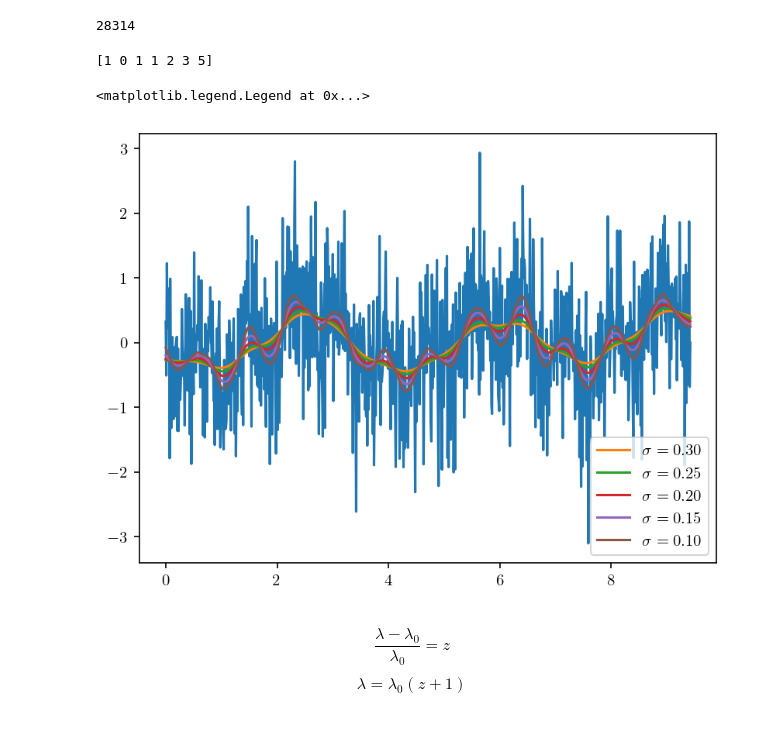
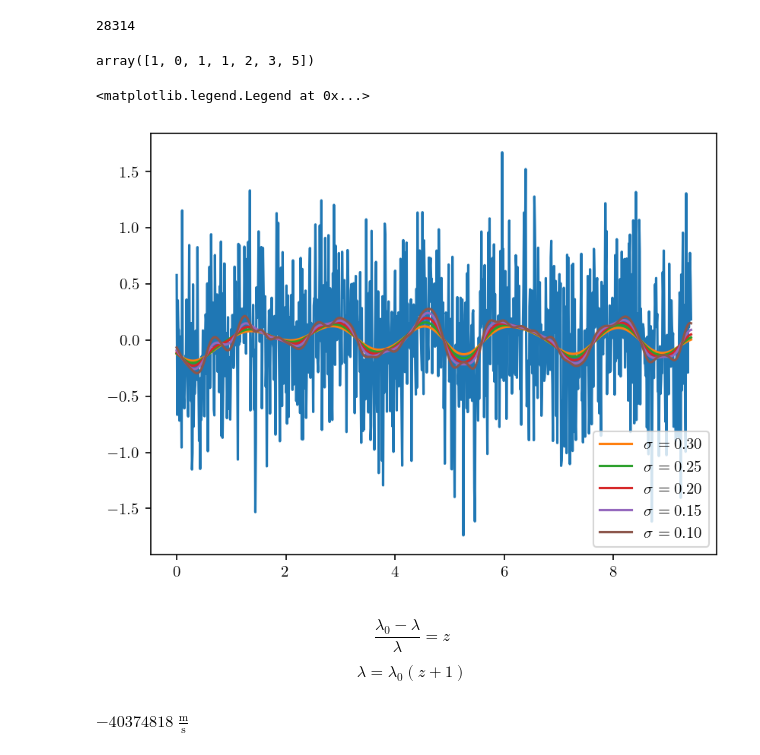
Before and after one commit to tobyheller-ucsd/SNIaEjectaVelocityAnalysis, a Jupyter notebook: final_project.ipynb, the cells around one changed output. Saved outputs shown, nothing was run; the diff lists cells and outputs as text; code cells hidden in the pictures.

```diff
--- a/final_project.ipynb
+++ b/final_project.ipynb
@@ -39,41 +36,38 @@ def signal_to_noise(data: np.ndarray):
     mean = data.sum(0)/len(data)
     chi2 = ((data-mean)**2).sum()
     stddev = (chi2/(len(data)-1))**0.5
-    s2n = mean/stddev
+    s2n = (mean/stddev)**2
     return s2n
 def calculate_intervals(x: np.ndarray):
     return  x[1:] - x[0:len(x)-1]
 
-print(calculate_intervals(np.array([0, 1, 1, 2, 3, 5, 8, 13])))
+calculate_intervals(np.array([0, 1, 1, 2, 3, 5, 8, 13]))
 # %% [output]
-[1 0 1 1 2 3 5]
+array([1, 0, 1, 1, 2, 3, 5])
 # %%
 def gaussian(x, x0 = 0, sigma = 1):
-    scalar = 1/(np.sqrt(2*np.pi)*sigma)
-    return scalar * np.exp((-(x-x0)**2)/(2*sigma**2))
+    curve = np.exp((-(x-x0)**2)/(2*sigma**2))
+    return curve / curve.sum(axis=1)[np.newaxis]
 
 def gaussian_filter(x, x0, y, sigma):
     gauss = gaussian(x, x0, sigma)
-    gauss /= gauss.sum()
-    return (y * gauss).sum()
+    return (y * gauss).sum(axis=1)
 
 def smooth_data(x, y, sigma):
-    y_smooth = np.zeros_like(y)
-    for i,x0 in enumerate(x):
-        y_smooth[i] = gaussian_filter(x, x0, y, sigma)
-    return y_smooth
+    return gaussian_filter(x, x[:, np.newaxis], y, sigma).T
 # %%
 tx = np.arange(0, 3*np.pi, .01)
 ty = np.sum([np.random.uniform(0, 10) * np.sin(np.random.uniform(-3*np.pi, 3*np.pi)*tx + np.random.uniform(0, 2*np.pi))+np.random.normal(0, 0.5, len(tx)) for i in range(np.random.randint(1, 10))], axis=0)
 plt.plot(tx, ty)
 for i in range(6, 1, -1):
-    plt.plot(tx, smooth_data(tx, ty, 0.05*i), label=rf'$\sigma={i*.05: .2f}$')
+    smoothed = smooth_data(tx, ty, i*0.05)
+    plt.plot(tx, smoothed, label=rf'$\sigma={i*.05: .2f}$')
 plt.legend()
 # %% [output]
 <matplotlib.legend.Legend at 0x...>
-[figure, old version]
+[figure, new version]
 # %% [markdown]
-$$\frac{\lambda - \lambda_0}{\lambda_0} = z$$
+$$\frac{\lambda_0 - \lambda}{\lambda} = z$$
 $$\lambda = \lambda_0(z+1)$$
 # %%
 def kde(data: np.ndarray, bins: int | np.ndarray = 100, sigma: float = 1.0) -> list[np.ndarray, np.ndarray]:
@@ -120,3 +122,7 @@ def write_table_csv(table: Table, output_file: str, encoding='utf8'):
+# %%
+redshift_to_velocity(calculate_redshift(5500*u.Angstrom, si2))
+# %% [output]
+$-40374818 \; \mathrm{\frac{m}{s}}$
 # %%
 success_count = 0
 
```
Also changed, not shown: parts of 11 cells of this notebook, 3 other files.
